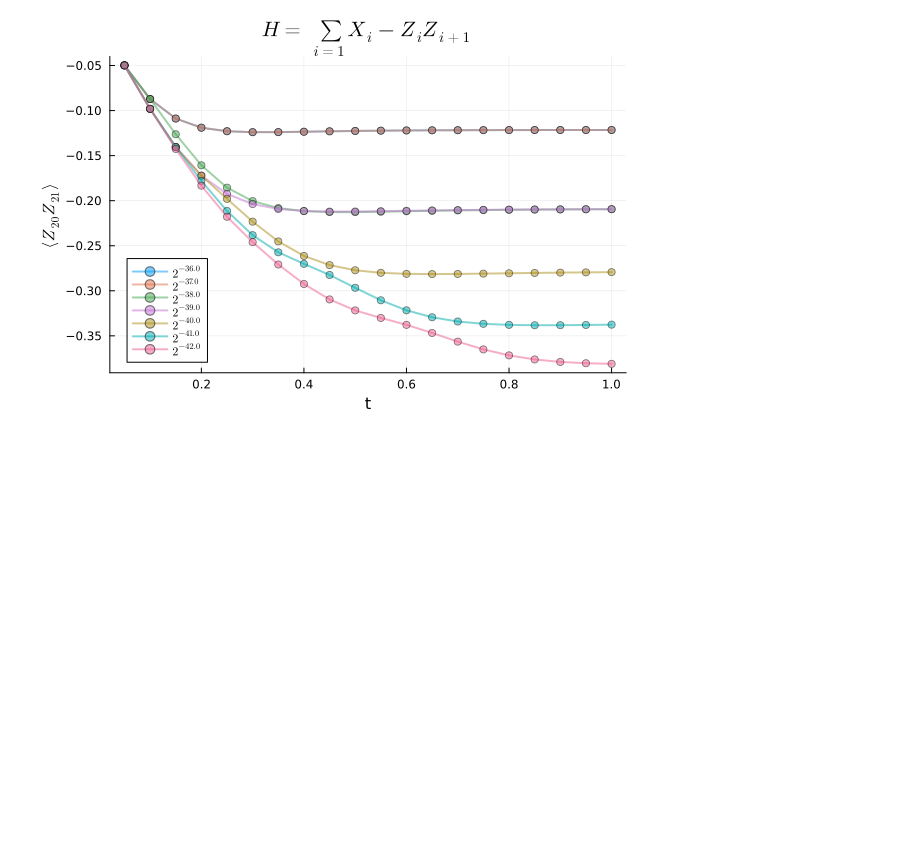
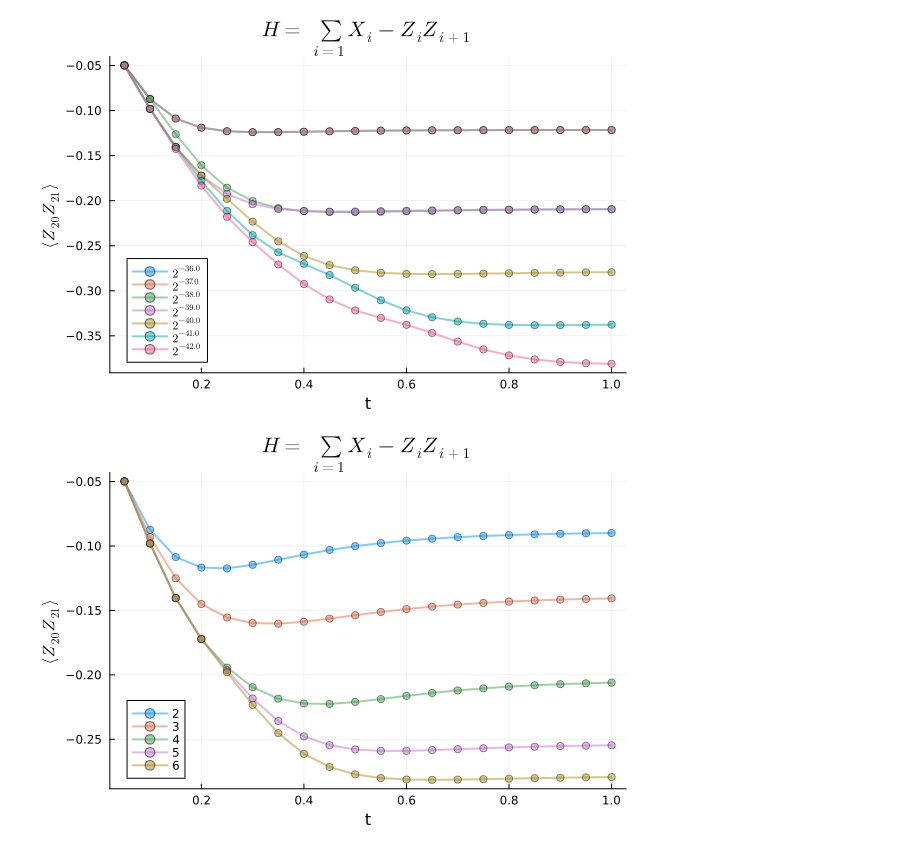
Before and after one commit to wrightjandrew/ImaginaryTimeEvolutionPauliPropagation, a Jupyter notebook: imaginaryTimeEvolution/tests2.ipynb, the cells around one changed output. Cells and saved outputs as stored; diff of their text form; code cells hidden in the pictures; blank space fills up the shorter version.

```diff
--- a/imaginaryTimeEvolution/tests2.ipynb
+++ b/imaginaryTimeEvolution/tests2.ipynb
@@ -311,18 +311,20 @@ display(plot!())
 # %%
 observable = PauliString(nq, [:Z,:Z], [20,21])
 observable = inttostring(observable.term, nq)
 
 nl = 20
 weights = 2:1:6
 
 time = range(0.05, 0.05*nl, nl)
 
 plot(ylabel=L"$\langle Z_{20}Z_{21} \rangle$", xlabel="t", title = L"$H = \sum_{i=1} X_i - Z_iZ_{i+1}$")
 
 
 for j in weights
-    expectation = thermalStateExpectation(circuit, nl, nq, observable; min_abs_coeff=2^(-18), max_weight = j)
-    plot!(time, expectation, label = L"$j$", legend=:bottomleft, lw=2, markersize=4, marker=:circle, alpha=0.5)
+    expectation = thermalStateExpectation(circuit, nl, nq, observable; min_abs_coeff=2^(-10), max_weight = j)
+    plot!(time, expectation, label = j, legend=:bottomleft, lw=2, markersize=4, marker=:circle, alpha=0.5)
 end
 
 display(plot!())
+# %% [output]
+[figure, added]
```
Also changed, not shown: parts of 1 cell of this notebook, 1 other file.
